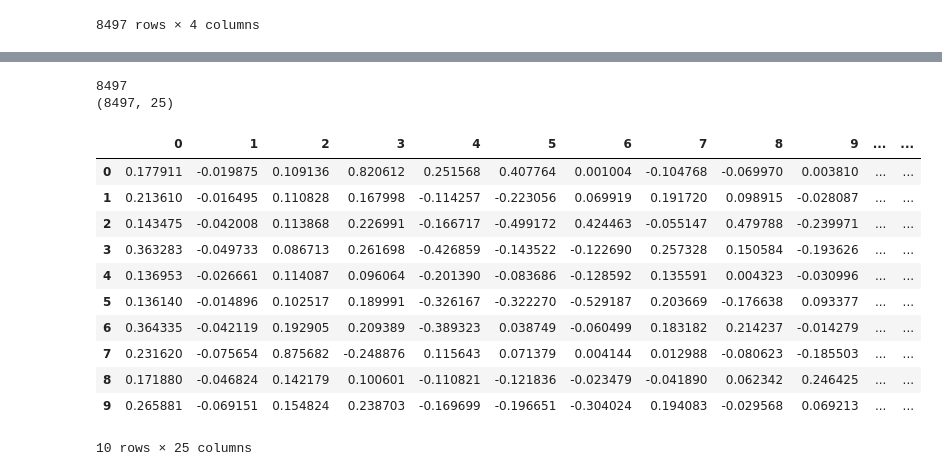
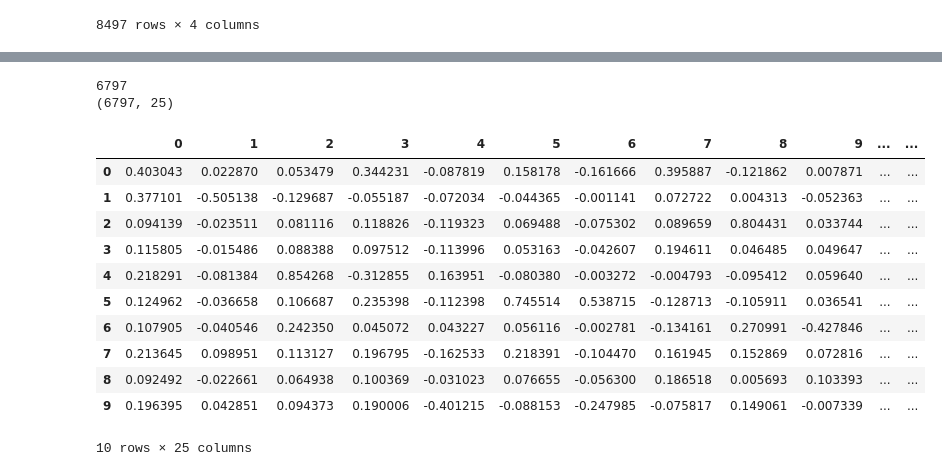
Before and after one commit to GuilhermeFCO/Sia2022, a Jupyter notebook: SIA_2022.ipynb, the cells around one changed output, grey strips where cells are left out. Saved outputs shown, nothing was run; the diff lists cells and outputs as text; code cells hidden in the pictures.

```diff
--- a/SIA_2022.ipynb
+++ b/SIA_2022.ipynb
@@ -216,0 +56,11 @@ dtmTF.shape
+# %%
+x = aux.loc[:, ["Phrase"]]
+y = aux.loc[:, ["Sentiment"]]
+
+x_train, x_test, y_train, y_test = train_test_split(x, y, random_state = 27, train_size = 0.8)
+# %%
+x_train = list(x_train["Phrase"])
+print(type(x_train), "\n", len(x_train), "\n", type(x_train[0]))
+
+x_test = list(x_test["Phrase"])
+print(type(x_test), "\n", len(x_test), "\n", type(x_test[0]))
@@ -217 +71,11 @@ dtmTF.shape
+# %%
+vectorizer=CountVectorizer(min_df=1)
+
+dtmTF_train = vectorizer.fit_transform(x_train)
+df_tf_train = pd.DataFrame(dtmTF_train.toarray(), index=range(0, dtmTF_train.shape[0]), columns=vectorizer.get_feature_names())
+df_tf_train.head(10)
+
+dtmTF_test = vectorizer.fit_transform(x_test)
+df_tf_test = pd.DataFrame(dtmTF_test.toarray(), index=range(0, dtmTF_test.shape[0]), columns=vectorizer.get_feature_names())
+df_tf_test.head(10)
 # %%
@@ -252,7 +96,7 @@ df_tf_idf.head(10)
 # %%
 lsa = TruncatedSVD(25, algorithm='randomized')
-dtm_lsa_tf = lsa.fit_transform(dtmTF)
-dtm_lsa_tf = Normalizer(copy=False).fit_transform(dtm_lsa_tf)
+dtm_lsa_tf_train = lsa.fit_transform(dtmTF_train)
+dtm_lsa_tf_train = Normalizer(copy=False).fit_transform(dtm_lsa_tf_train)
 
-dtm_lsa_tf_idf = lsa.fit_transform(dtmTF_IDF)
-dtm_lsa_tf_idf = Normalizer(copy=False).fit_transform(dtm_lsa_tf_idf)
+dtm_lsa_tf_idf_train = lsa.fit_transform(dtmTF_IDF_train)
+dtm_lsa_tf_idf_train = Normalizer(copy=False).fit_transform(dtm_lsa_tf_idf_train)
@@ -259,23 +110,26 @@ dtm_lsa_tf_idf = Normalizer(copy=False).fit_transform(dtm_lsa_tf_idf)
 # %%
-print(dtm_lsa_tf.shape[0])
-print(dtm_lsa_tf_idf.shape)
+print(dtm_lsa_tf_train.shape[0])
+print(dtm_lsa_tf_idf_train.shape)
+
+print(dtm_lsa_tf_test.shape[0])
+print(dtm_lsa_tf_idf_test.shape)
 # %% [output]
-8497
-(8497, 25)
+6797
+(6797, 25)
 # %%
-df_lsa_tf = pd.DataFrame(dtm_lsa_tf, index=range(0, dtm_lsa_tf.shape[0]))
-df_lsa_tf.head(10)
+df_lsa_tf_train = pd.DataFrame(dtm_lsa_tf_train, index=range(0, dtm_lsa_tf_train.shape[0]))
+df_lsa_tf_train.head(10)
 # %% [output]
 |  | 0 | 1 | 2 | 3 | 4 | 5 | 6 | 7 | 8 | 9 | ... | ... |
-| 0 | 0.177911 | -0.019875 | 0.109136 | 0.820612 | 0.251568 | 0.407764 | 0.001004 | -0.104768 | -0.069970 | 0.003810 | ... | ... |
-| 1 | 0.213610 | -0.016495 | 0.110828 | 0.167998 | -0.114257 | -0.223056 | 0.069919 | 0.191720 | 0.098915 | -0.028087 | ... | ... |
-| 2 | 0.143475 | -0.042008 | 0.113868 | 0.226991 | -0.166717 | -0.499172 | 0.424463 | -0.055147 | 0.479788 | -0.239971 | ... | ... |
-| 3 | 0.363283 | -0.049733 | 0.086713 | 0.261698 | -0.426859 | -0.143522 | -0.122690 | 0.257328 | 0.150584 | -0.193626 | ... | ... |
-| 4 | 0.136953 | -0.026661 | 0.114087 | 0.096064 | -0.201390 | -0.083686 | -0.128592 | 0.135591 | 0.004323 | -0.030996 | ... | ... |
-| 5 | 0.136140 | -0.014896 | 0.102517 | 0.189991 | -0.326167 | -0.322270 | -0.529187 | 0.203669 | -0.176638 | 0.093377 | ... | ... |
-| 6 | 0.364335 | -0.042119 | 0.192905 | 0.209389 | -0.389323 | 0.038749 | -0.060499 | 0.183182 | 0.214237 | -0.014279 | ... | ... |
-| 7 | 0.231620 | -0.075654 | 0.875682 | -0.248876 | 0.115643 | 0.071379 | 0.004144 | 0.012988 | -0.080623 | -0.185503 | ... | ... |
-| 8 | 0.171880 | -0.046824 | 0.142179 | 0.100601 | -0.110821 | -0.121836 | -0.023479 | -0.041890 | 0.062342 | 0.246425 | ... | ... |
-| 9 | 0.265881 | -0.069151 | 0.154824 | 0.238703 | -0.169699 | -0.196651 | -0.304024 | 0.194083 | -0.029568 | 0.069213 | ... | ... |
+| 0 | 0.403043 | 0.022870 | 0.053479 | 0.344231 | -0.087819 | 0.158178 | -0.161666 | 0.395887 | -0.121862 | 0.007871 | ... | ... |
+| 1 | 0.377101 | -0.505138 | -0.129687 | -0.055187 | -0.072034 | -0.044365 | -0.001141 | 0.072722 | 0.004313 | -0.052363 | ... | ... |
+| 2 | 0.094139 | -0.023511 | 0.081116 | 0.118826 | -0.119323 | 0.069488 | -0.075302 | 0.089659 | 0.804431 | 0.033744 | ... | ... |
+| 3 | 0.115805 | -0.015486 | 0.088388 | 0.097512 | -0.113996 | 0.053163 | -0.042607 | 0.194611 | 0.046485 | 0.049647 | ... | ... |
+| 4 | 0.218291 | -0.081384 | 0.854268 | -0.312855 | 0.163951 | -0.080380 | -0.003272 | -0.004793 | -0.095412 | 0.059640 | ... | ... |
+| 5 | 0.124962 | -0.036658 | 0.106687 | 0.235398 | -0.112398 | 0.745514 | 0.538715 | -0.128713 | -0.105911 | 0.036541 | ... | ... |
+| 6 | 0.107905 | -0.040546 | 0.242350 | 0.045072 | 0.043227 | 0.056116 | -0.002781 | -0.134161 | 0.270991 | -0.427846 | ... | ... |
+| 7 | 0.213645 | 0.098951 | 0.113127 | 0.196795 | -0.162533 | 0.218391 | -0.104470 | 0.161945 | 0.152869 | 0.072816 | ... | ... |
+| 8 | 0.092492 | -0.022661 | 0.064938 | 0.100369 | -0.031023 | 0.076655 | -0.056300 | 0.186518 | 0.005693 | 0.103393 | ... | ... |
+| 9 | 0.196395 | 0.042851 | 0.094373 | 0.190006 | -0.401215 | -0.088153 | -0.247985 | -0.075817 | 0.149061 | -0.007339 | ... | ... |
 10 rows × 25 columns
 # %%
```
Also changed, not shown: parts of 43 cells of this notebook.
